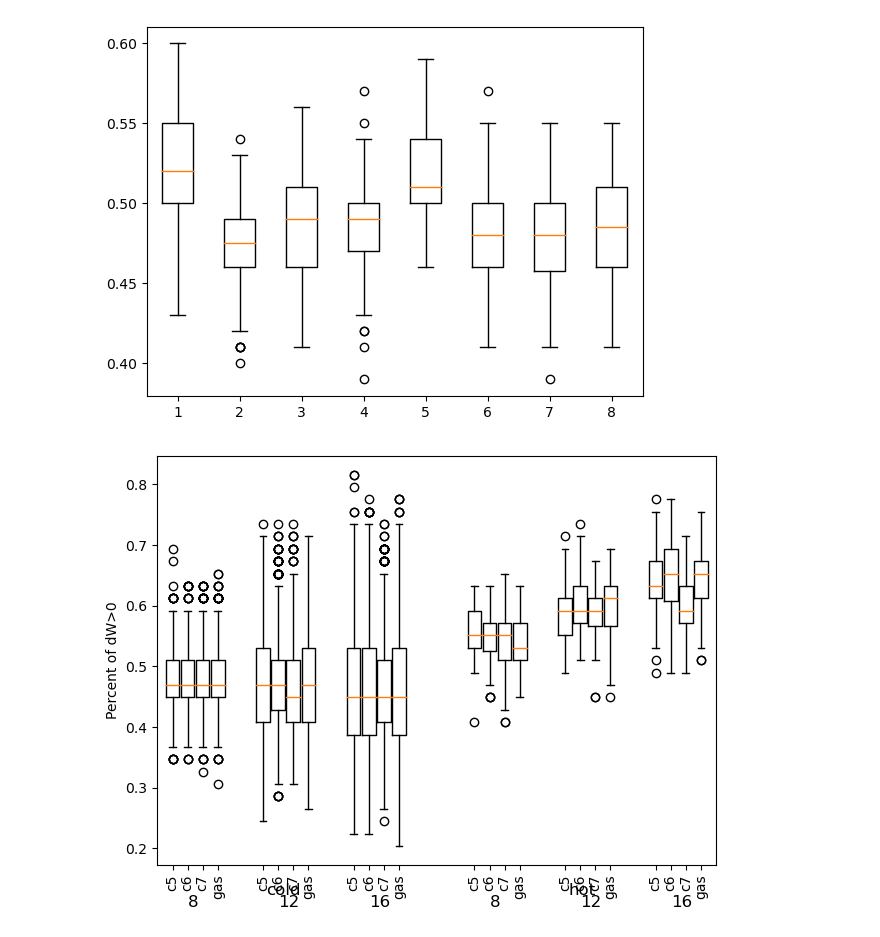
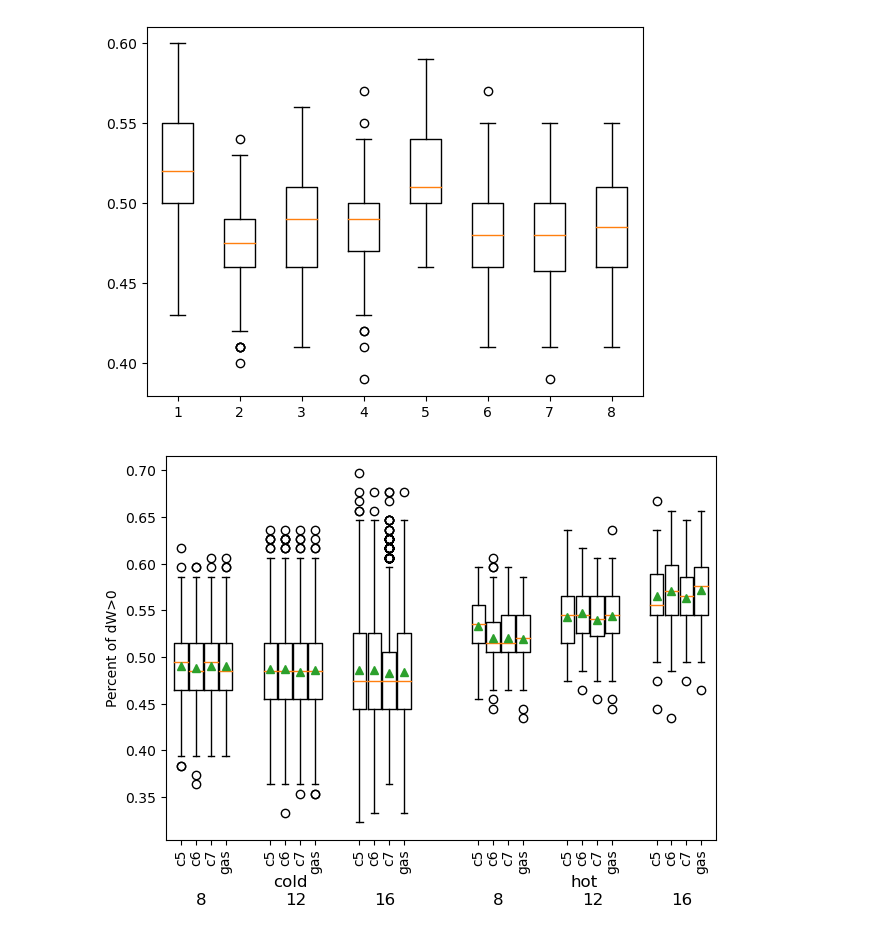
Before and after one commit to jacksonhenry3/Qnibble, a Jupyter notebook: Notebooks/time cutoff testing.ipynb, the cells around one changed output. Saved outputs shown, nothing was run; the diff lists cells and outputs as text; code cells hidden in the pictures.

```diff
--- a/Notebooks/time cutoff testing.ipynb
+++ b/Notebooks/time cutoff testing.ipynb
@@ -9,7 +9,7 @@ extractable_work.shape
 (101, 16)
 # %%
 def load(num_qbits,connectivity,property,index):
-    return np.loadtxt(f"../new_data/{num_qbits}_{connectivity}_0False2/{property}{str(index).zfill(3)}.dat")
+    return np.loadtxt(f"../data/new_data/{num_qbits}_{connectivity}_0False2/{property}{str(index).zfill(3)}.dat")
 
 def load_all(num_qbits,connectivity,property):
     return np.array([load(num_qbits,connectivity,property,i) for i in range(100)])
@@ -34,7 +34,7 @@ from collections import defaultdict
 grouped_data = defaultdict(list)
 for n in [8,12,16]:
     for c in ['c5','c6','c7','gas']:
-        W = load_all(n,c,"exwork")[:,:50,:]
+        W = load_all(n,c,"exwork")[:,:100,:]
         dW = np.diff(W,axis = 1)
         dWg0 = dW>0
         percentg0 = np.sum(dWg0,axis = 1)/dW.shape[1]
@@ -87,7 +87,8 @@ for key, values in grouped_data.items():
     parts = ax.boxplot(
         values,
         positions=[positions[key]],
-        widths=[widths[key]]
+        widths=[widths[key]],
+        showmeans=True
 
     )
 
@@ -105,31 +106,31 @@ for key, values in grouped_data.items():
 # ax.set_xlabel('Subsystems (Connectivity, Temperature)')
 ax.set_ylabel('Percent of dW>0')
 # ax.set_title('Boxplot of Data Grouped by Subsystems, Connectivity, and Temperature')
 
 # Set x-axis ticks and labels
 x_ticks = list(positions.values())
 x_labels = [f"{c}" for s, c, t in positions.keys()]
 ax.set_xticks(x_ticks)
 ax.set_xticklabels(x_labels, rotation=90, ha='center')
 
 
 baseline_height = ax.get_ylim()[0]
 
 
 
 
 ax.annotate('cold', (3.1, baseline_height-.05),fontsize=12, annotation_clip=False)
 ax.annotate('hot', (13.1, baseline_height-.05),fontsize=12, annotation_clip=False)
 
 ax.annotate('8', (.5, baseline_height-.07),fontsize=12, annotation_clip=False)
 ax.annotate('12', (3.5, baseline_height-.07),fontsize=12, annotation_clip=False)
 ax.annotate('16', (6.5, baseline_height-.07),fontsize=12, annotation_clip=False)
 
 ax.annotate('8', (10.5, baseline_height-.07),fontsize=12, annotation_clip=False)
 ax.annotate('12', (13.5, baseline_height-.07),fontsize=12, annotation_clip=False)
 ax.annotate('16', (16.5, baseline_height-.07),fontsize=12, annotation_clip=False)
 # Adjust layout and show plot
 plt.tight_layout()
 plt.show()
 # %% [output]
-[figure, old version]
+[figure, new version]
```
Also changed, not shown: parts of 1 cell of this notebook, 4 other files.
